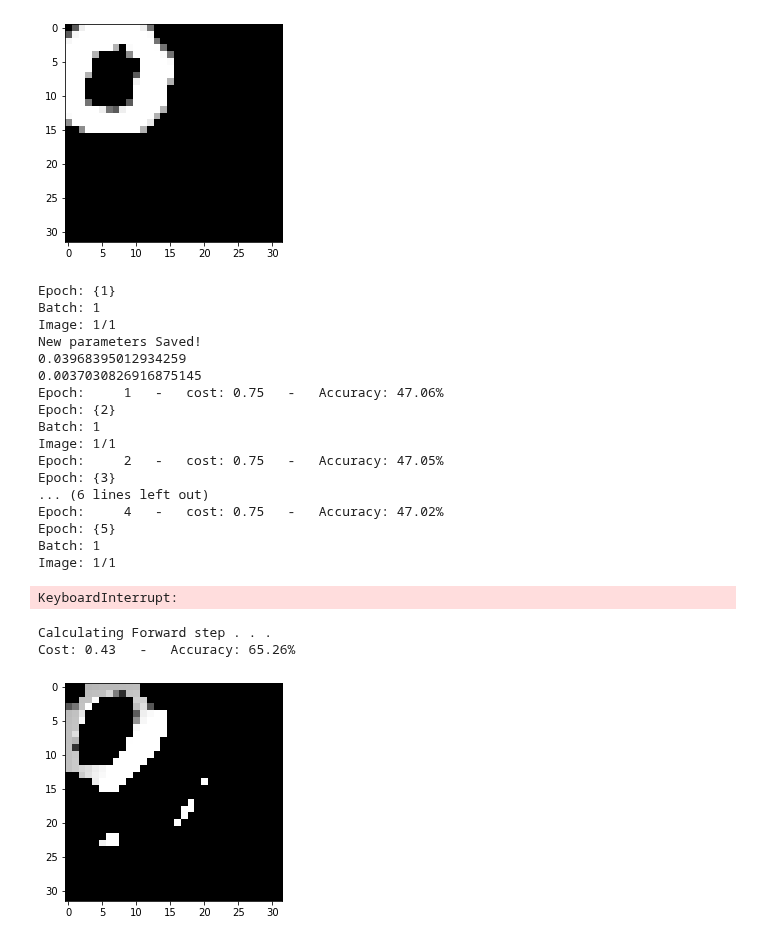
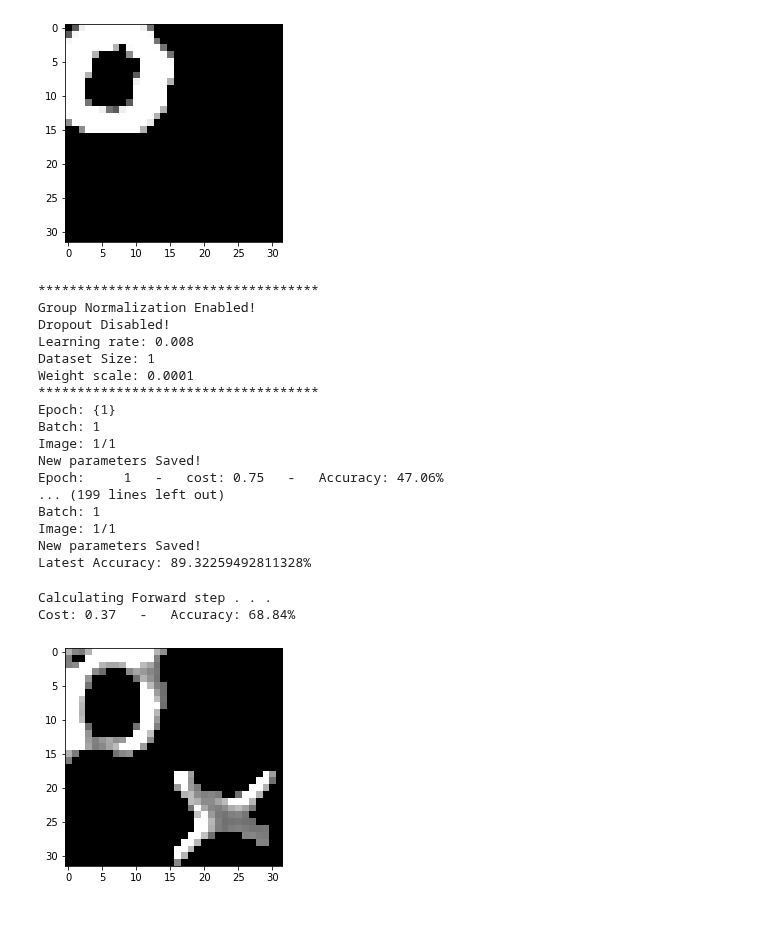
Before and after one commit to labis7/UNET-Using-Numpy, a Jupyter notebook: U-Net - Numpy.ipynb, the cells around one changed output. Drawn from its saved outputs; the diff is of its cells as text; code cells hidden in the pictures.

Commit message:
Group Normalization bug fixes, big improvment on learning speed

```diff
--- a/U-Net - Numpy.ipynb
+++ b/U-Net - Numpy.ipynb
@@ -1340,35 +1450,34 @@ def train(X, Y, epochs, learning_rate, dropout, GN):
 import gc
 gc.collect()
 
-params_values = train(train_images, train_labels, 65, 0.008, 0, 0) #0.05 stable LR
+params_values = train(train_images, train_labels, 65, 0.008, 0, 1) #0.05 stable LR
 # %% [output]
+************************************
+Group Normalization Enabled!
+Dropout Disabled!
+Learning rate: 0.008
+Dataset Size: 1
+Weight scale: 0.0001
+************************************
 Epoch: {1}
 Batch: 1
 Image: 1/1
 New parameters Saved!
-0.03968395012934259
-0.0037030826916875145
 Epoch:     1   -   cost: 0.75   -   Accuracy: 47.06%
-Epoch: {2}
+... (199 lines left out)
 Batch: 1
 Image: 1/1
-Epoch:     2   -   cost: 0.75   -   Accuracy: 47.05%
-Epoch: {3}
-... (6 lines left out)
-Epoch:     4   -   cost: 0.75   -   Accuracy: 47.02%
-Epoch: {5}
-Batch: 1
-Image: 1/1
+New parameters Saved!
+Latest Accuracy: 89.32259492811328%
-KeyboardInterrupt:
 # %%
 path = os.path.join(os.path.expanduser('~/'), 'data', 'salt')
 with open (path+'/weights', 'rb') as fp:
     params = pickle.load(fp)
 fp.close()
-Validate(train_images[0:1,:,:,:], train_labels[0:1,:,:,:], params)
+Validate(train_images[0:1,:,:,:], train_labels[0:1,:,:,:], params, 1) #GN
 # %% [output]
 Calculating Forward step . . .
-Cost: 0.43   -   Accuracy: 65.26%
+Cost: 0.37   -   Accuracy: 68.84%
-[figure, old version]
+[figure, new version]
 # %%
 #Validate(test_images[1:2,:,:,:], test_labels[1:2,:,:,:], params_values);
```
Also changed, not shown: parts of 4 cells of this notebook.
